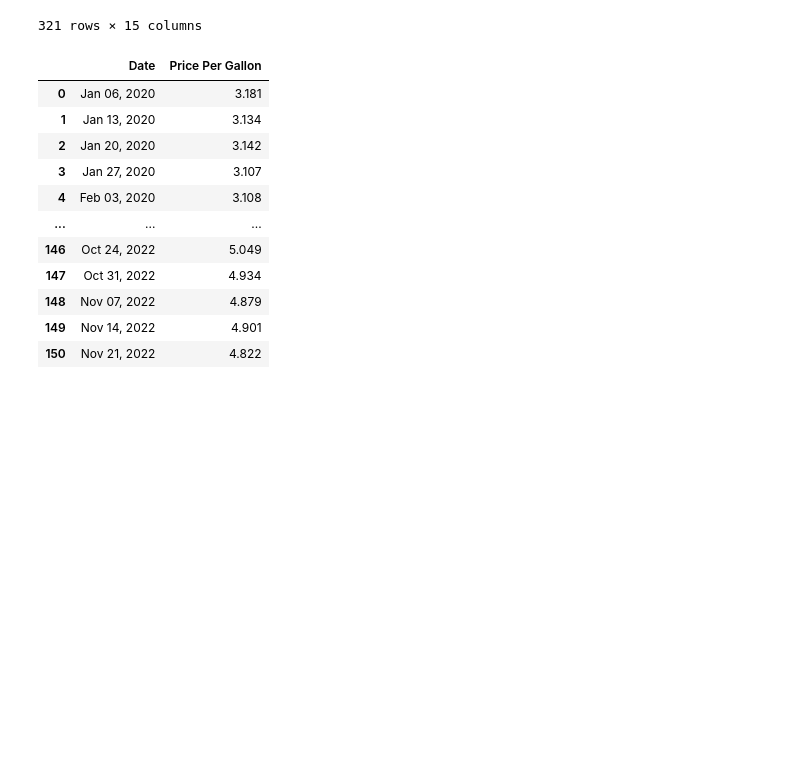
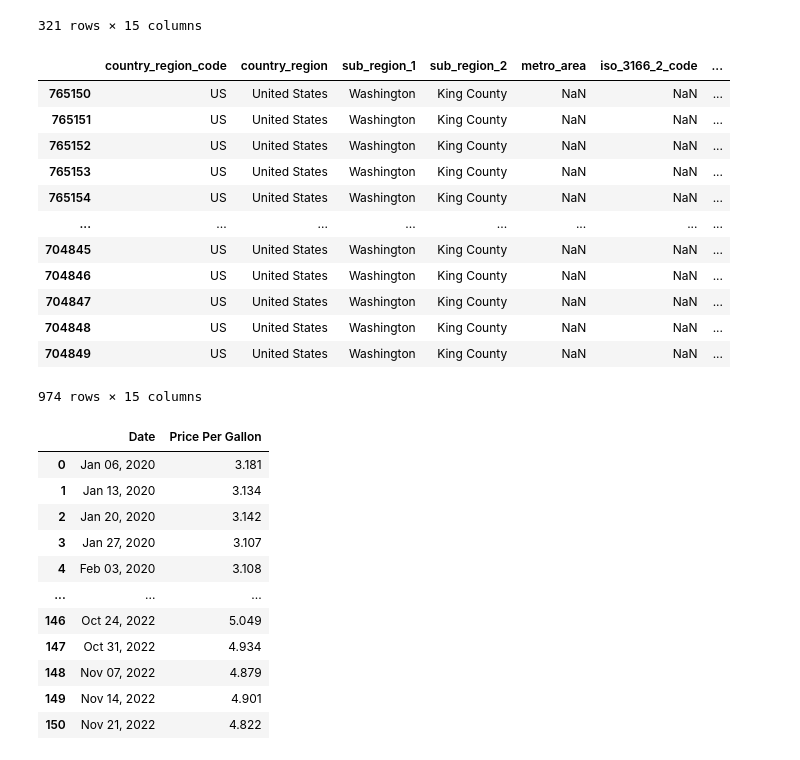
Before and after one commit to tangderek-702/data102proj, a Jupyter notebook: derek_proj_102_eda_viz_.ipynb, the cells around one changed output. Saved outputs shown, nothing was run; the diff lists cells and outputs as text; code cells hidden in the pictures; blank space fills up the shorter version.

```diff
--- a/proj_102_eda_viz_.ipynb
+++ b/derek_proj_102_eda_viz_.ipynb
@@ -31,7 +31,23 @@ king_county_2020
 | 765470 | US | United States | Washington | King County | NaN | NaN | ... |
 321 rows × 15 columns
 # %%
-king_county_2020to2022 = pd.concat([king_county_2020,king_county_2021,king_county_2022])
+king_county_20_22 = pd.concat([king_county_2020,king_county_2021,king_county_2022])
+# %%
+king_county_20_22
+# %% [output]
+|  | country_region_code | country_region | sub_region_1 | sub_region_2 | metro_area | iso_3166_2_code | ... |
+| 765150 | US | United States | Washington | King County | NaN | NaN | ... |
+| 765151 | US | United States | Washington | King County | NaN | NaN | ... |
+| 765152 | US | United States | Washington | King County | NaN | NaN | ... |
+| 765153 | US | United States | Washington | King County | NaN | NaN | ... |
+| 765154 | US | United States | Washington | King County | NaN | NaN | ... |
+| ... | ... | ... | ... | ... | ... | ... | ... |
+| 704845 | US | United States | Washington | King County | NaN | NaN | ... |
+| 704846 | US | United States | Washington | King County | NaN | NaN | ... |
+| 704847 | US | United States | Washington | King County | NaN | NaN | ... |
+| 704848 | US | United States | Washington | King County | NaN | NaN | ... |
+| 704849 | US | United States | Washington | King County | NaN | NaN | ... |
+974 rows × 15 columns
 # %%
 washington_gas_price = pd.read_csv('washington_gas_prices_2020-2022.csv')
 # %%
```
